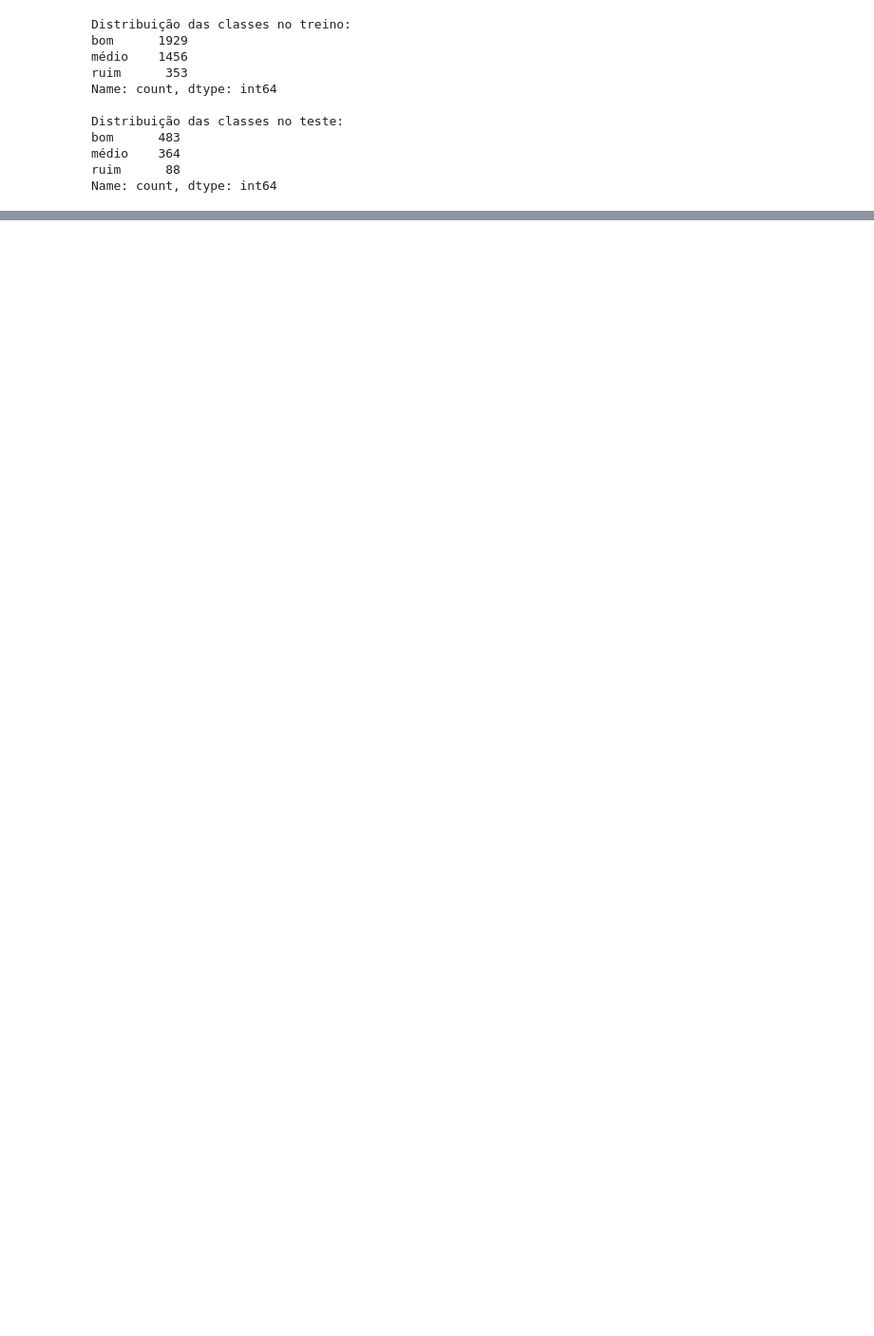
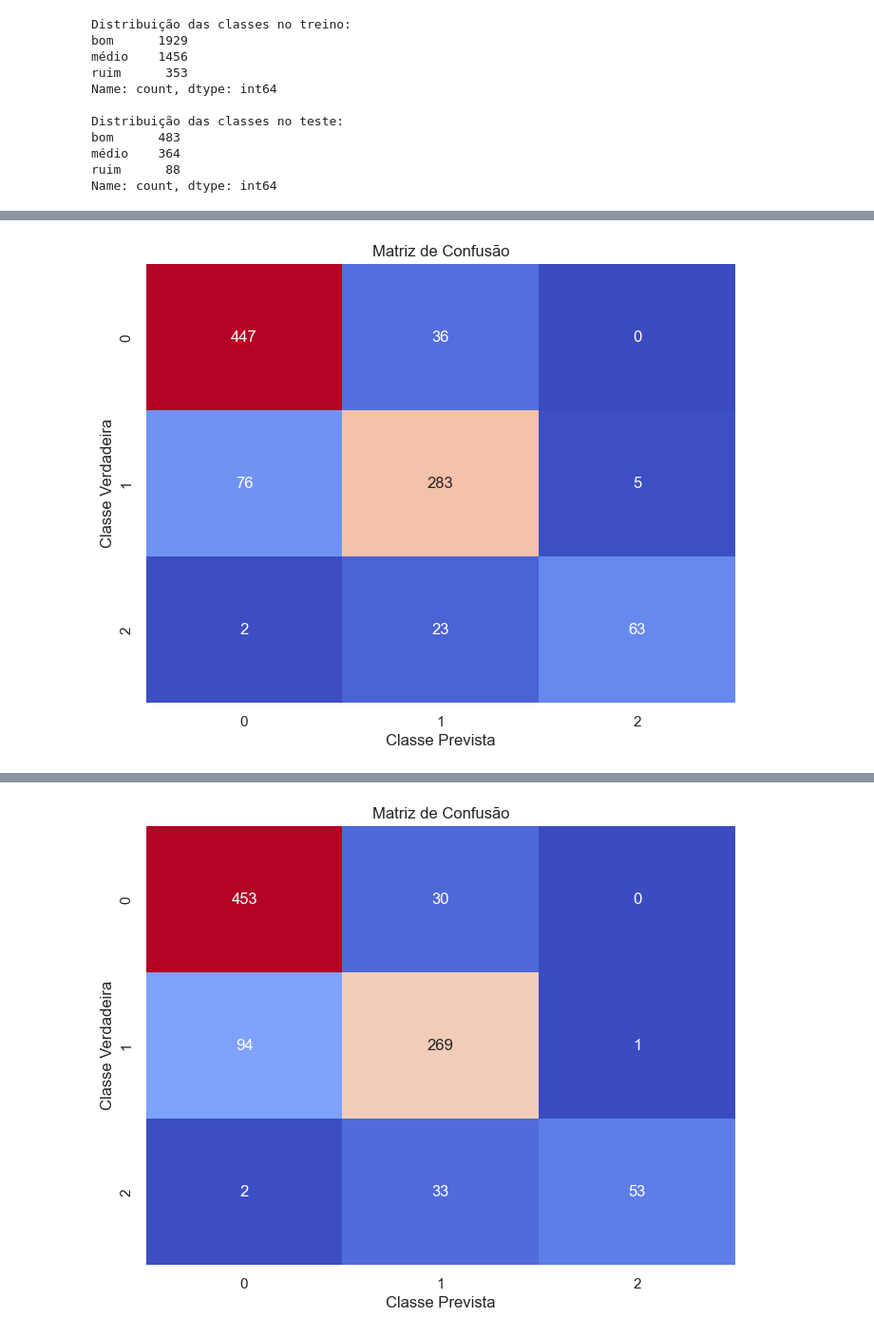
Before and after one commit to EricRLeao1311/INF1038---APRENDIZADO-AUTOMATICO, a Jupyter notebook: previsao_notas_melhores_modelos.ipynb, the cells around one changed output, grey strips where cells are left out. Shown at 95% size. Cells and saved outputs as stored; diff of their text form; code cells hidden in the pictures; blank space fills up the shorter version.

```diff
--- a/previsao_notas_melhores_modelos.ipynb
+++ b/previsao_notas_melhores_modelos.ipynb
@@ -798,0 +790,77 @@ Comparação de Desempenho entre Modelos:
+# %%
+# Inicializar o dicionário para armazenar resultados de cada modelo
+results = []
+
+for model_name, features in feature_sets.items():
+    # Selecionar as colunas de features específicas
+    X = data[features]
+
+    # Aplicar categorização nas labels
+    y_classes = np.array([categorize_rating(r) for r in data['rating']])
+
+    # Remover instâncias 'indefinido', se existirem
+    valid_indices = y_classes != 'indefinido'
+    X = X[valid_indices]
+    y_classes = y_classes[valid_indices]
+
+    # Dividir em treino e teste com estratificação
+    X_train, X_test, y_train, y_test = train_test_split(
+        X, y_classes, test_size=0.2, random_state=42, stratify=y_classes
+    )
+
+    print(f"\nTreinando {model_name} com {len(features)} features.")
+
+    # Configurar e realizar GridSearch para o modelo
+    grid_search = GridSearchCV(
+        estimator=models_with_feature_selection[model_name],  # models é o dicionário com cada modelo pré-definido
+        param_grid=param_grids_with_feature_selection[model_name],
+        cv=StratifiedKFold(n_splits=10),
+        scoring='balanced_accuracy',
+        n_jobs=-1,
+        verbose=0
+    )
+
+    grid_search.fit(X_train, y_train)
+
+    # Previsões e cálculo das métricas
+    y_pred = grid_search.best_estimator_.predict(X_test)
+
+    accuracy = accuracy_score(y_test, y_pred)
+    f1 = f1_score(y_test, y_pred, average='weighted')
+    recall = recall_score(y_test, y_pred, average='weighted')
+
+     # Exibir os resultados
+    print(f"\nResultados para {model_name}:")
+    print(f"Acurácia: {accuracy:.4f}")
+    print(f"F1-score: {f1:.4f}")
+    print(f"Recall: {recall:.4f}")
+    print("\nMatriz de Confusão:")
+    plt.figure(figsize=(8, 6))
+
+    conf_matrix = confusion_matrix(y_test, y_pred)
+
+    # Criar um heatmap da matriz de confusão
+    sns.heatmap(conf_matrix, annot=True, fmt='d', cmap='coolwarm', cbar=False)
+
+    # Adicionar títulos e rótulos
+    plt.title('Matriz de Confusão')
+    plt.ylabel('Classe Verdadeira')
+    plt.xlabel('Classe Prevista')
+
+    # Exibir o gráfico
+    plt.show()
+
+    # Armazenar os resultados
+    results.append({
+        'model': model_name,
+        'best_params': grid_search.best_params_,
+        'accuracy': accuracy,
+        'f1_score': f1,
+        'recall': recall
+    })
+
+# Comparação de Desempenho
+results_df = pd.DataFrame(results)
+print("\nComparação de Desempenho entre Modelos:")
+print(results_df)
+# %% [output]
@@ -798,0 +875 @@ Comparação de Desempenho entre Modelos:
+[figure, added]
@@ -798,0 +884 @@ Comparação de Desempenho entre Modelos:
+[figure, added]
```
Also changed, not shown: parts of 15 cells of this notebook, 1 other file.
